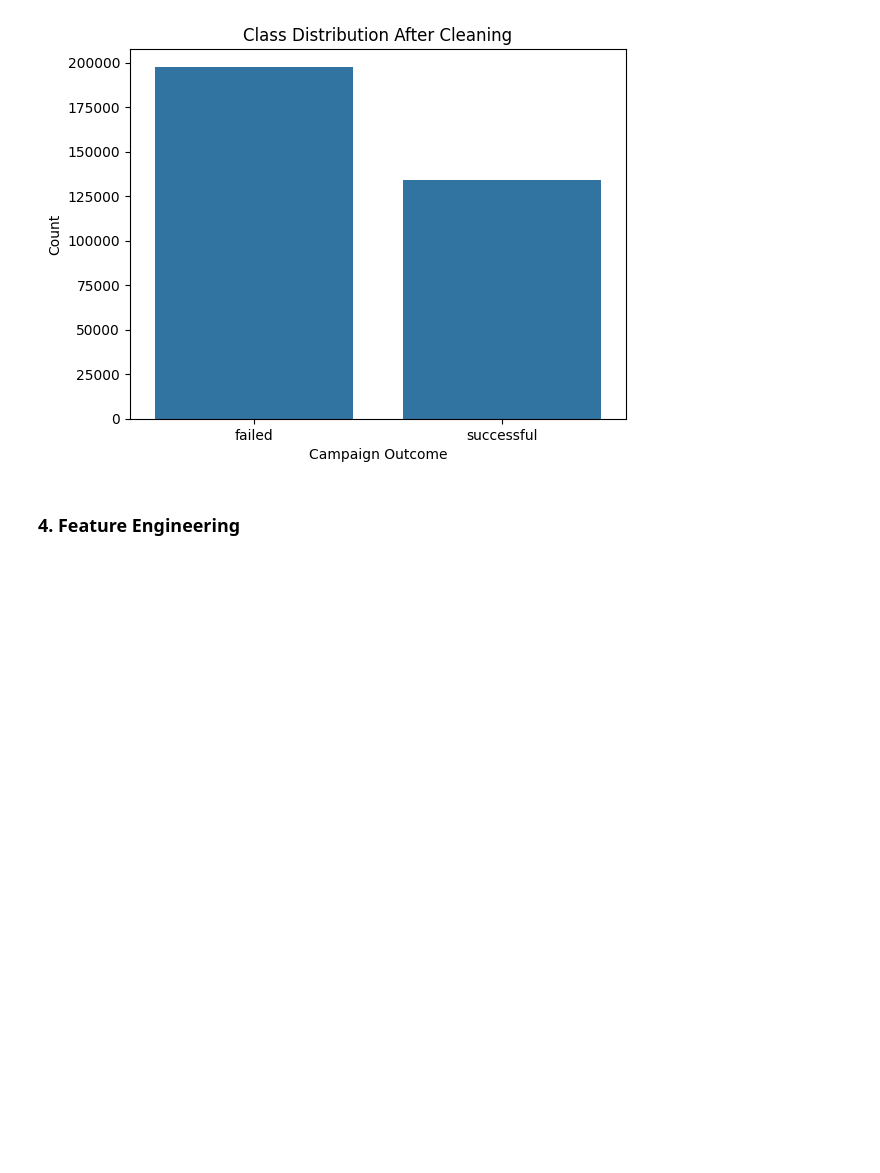
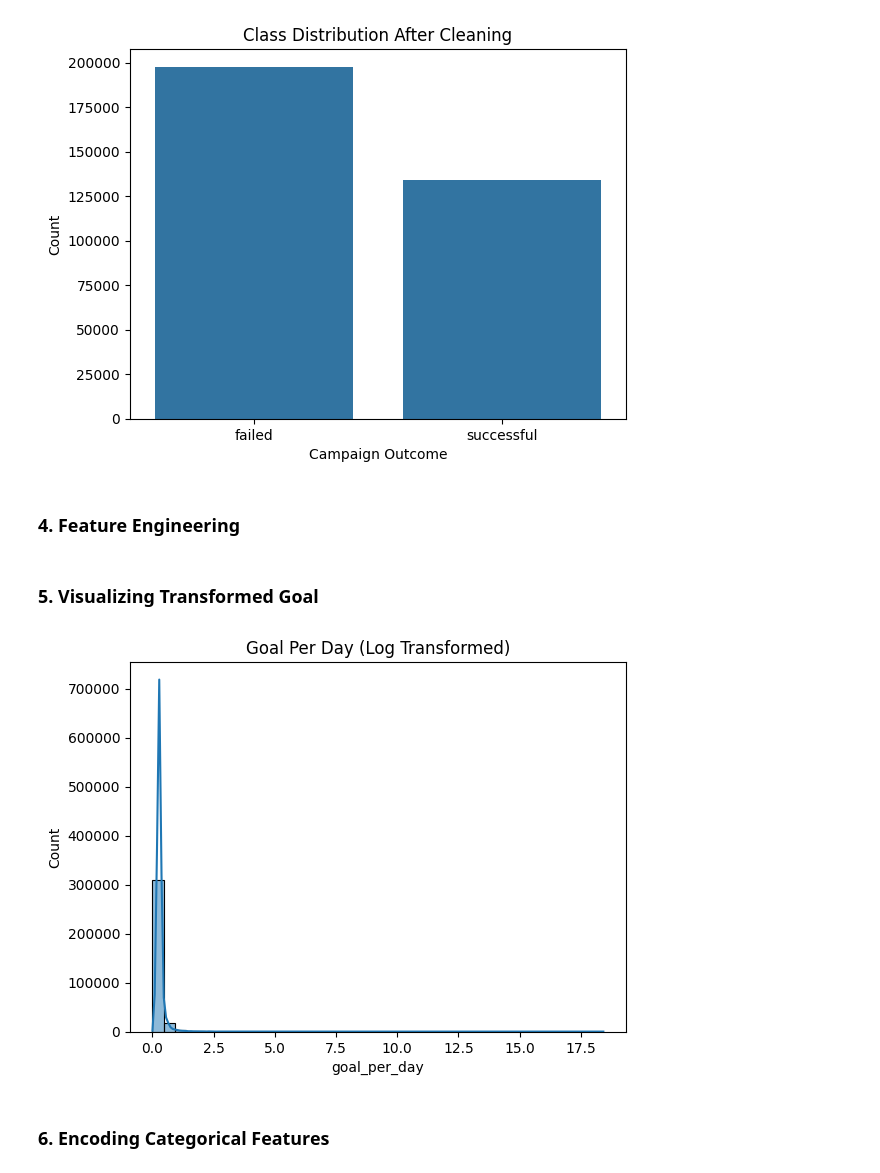
Before and after one commit to MaruflRana/kickstarter-success-prediction, a Jupyter notebook: notebooks/Kickstarter_Success_Prediction_Notebook.ipynb, the cells around one changed output. Saved outputs shown, nothing was run; the diff lists cells and outputs as text; code cells hidden in the pictures; blank space fills up the shorter version.

Commit message:
Implement code changes , added Encoding Categorical Features

```diff
--- a/notebooks/Kickstarter_Success_Prediction_Notebook.ipynb
+++ b/notebooks/Kickstarter_Success_Prediction_Notebook.ipynb
@@ -135,3 +135,14 @@ data['launch_holiday'] = data['launch_month'].isin([11, 12]).astype(int)
 data['log_goal'] = np.log1p(data['goal'])
 data['goal_per_day'] = data['log_goal'] / data['duration_days'].replace(0, 1)
 data = data.drop(['goal', 'deadline', 'launched'], axis=1)
+# %% [markdown]
+### 5. Visualizing Transformed Goal
+# %%
+# Visualizing Transformed Goal
+sns.histplot(data['goal_per_day'], bins=40, kde=True)
+plt.title('Goal Per Day (Log Transformed)')
+plt.show()
+# %% [output]
+[figure, added]
+# %% [markdown]
+### 6. Encoding Categorical Features
```
Also changed, not shown: parts of 2 cells of this notebook.
